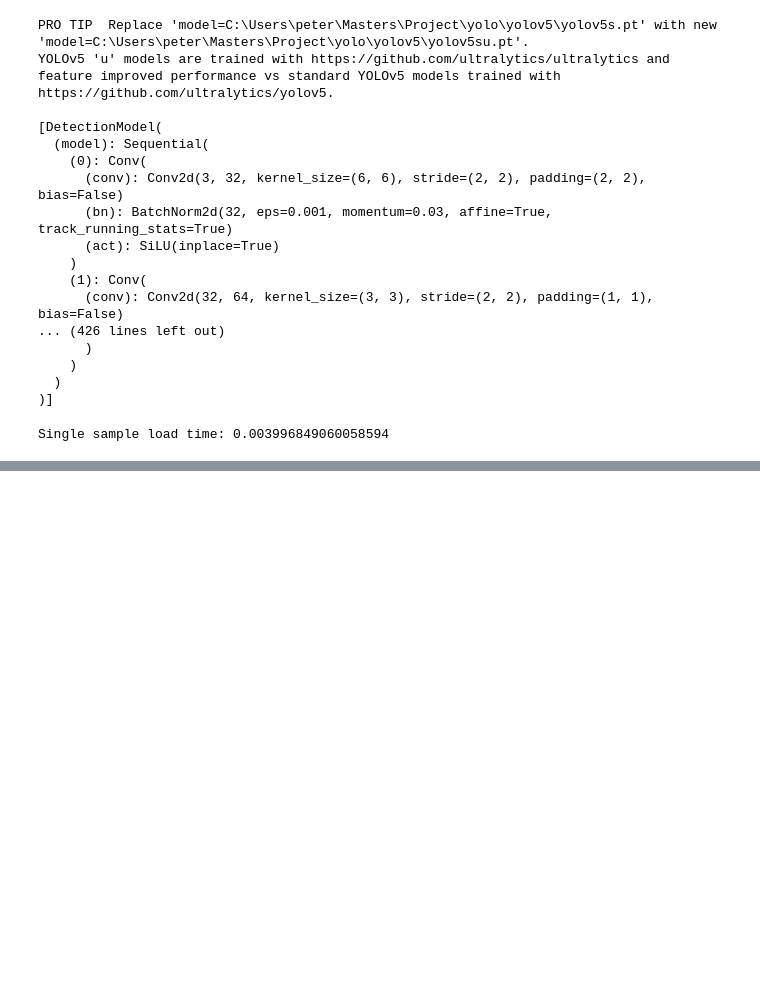
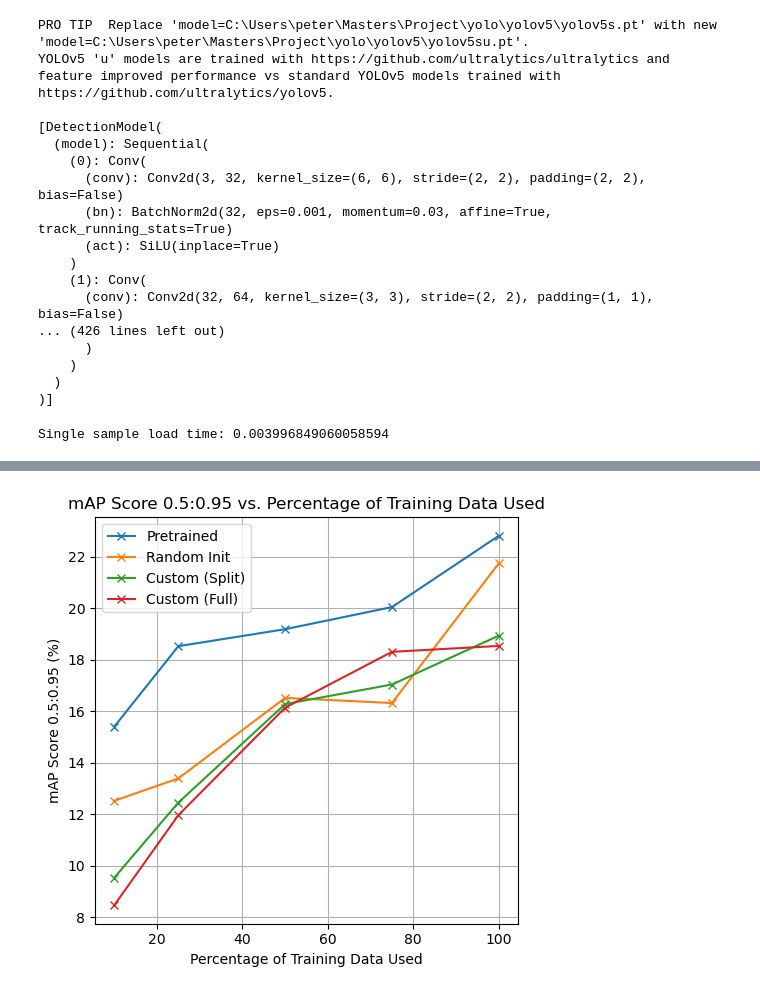
Before and after one commit to pleeeb/CT_SSL_Project, a Jupyter notebook: Project.ipynb, the cells around one changed output, grey strips where cells are left out. Saved outputs shown, nothing was run; the diff lists cells and outputs as text; code cells hidden in the pictures; blank space fills up the shorter version.

```diff
--- a/Project.ipynb
+++ b/Project.ipynb
@@ -1102,0 +1182,14 @@ if __name__ == "__main__":
+# %%
+plt.figure(figsize=(5, 5))
+for i, result in enumerate(results_map_05_95):
+    plt.plot(x, result, label=labels[i], marker='x')
+
+plt.xlabel("Percentage of Training Data Used")
+plt.ylabel("mAP Score 0.5:0.95 (%)")
+plt.title("mAP Score 0.5:0.95 vs. Percentage of Training Data Used")
+plt.grid(True)
+plt.legend()
+plt.tight_layout()
+plt.show()
+# %% [output]
+[figure, added]
```
Also changed, not shown: parts of 4 cells of this notebook, 1 other file.
